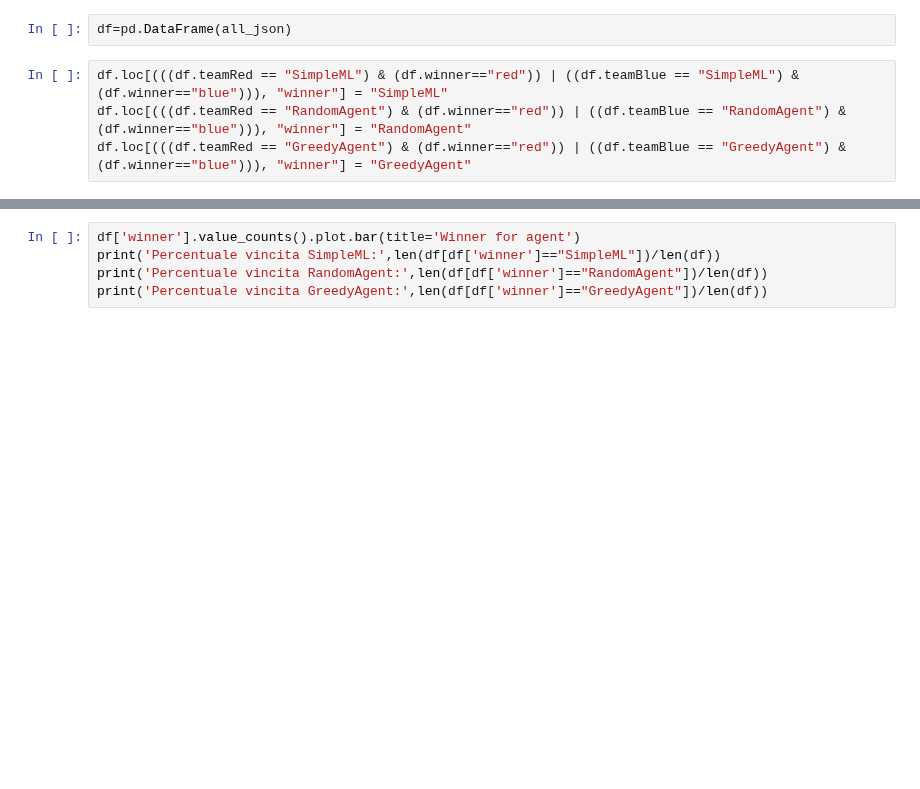
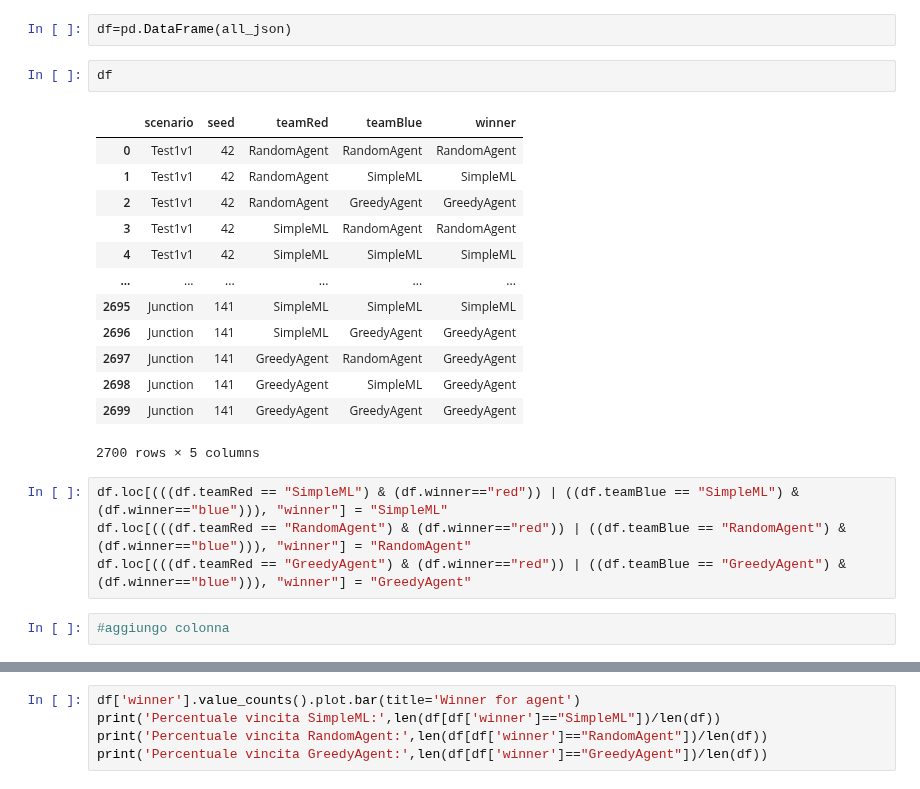
Before and after one commit to IDSIA/NewTechnoWar, a Jupyter notebook: code/Analysis.ipynb, the cells around one changed output, grey strips where cells are left out. Drawn from its saved outputs; the diff is of its cells as text; blank space fills up the shorter version.

```diff
--- a/code/Analysis.ipynb
+++ b/code/Analysis.ipynb
@@ -92,10 +96,28 @@ for i in range(0, 100):
 iniziale=pd.DataFrame(all_json)
 # %%
 df=pd.DataFrame(all_json)
+# %%
+df
+# %% [output]
+|  | scenario | seed | teamRed | teamBlue | winner |
+| 0 | Test1v1 | 42 | RandomAgent | RandomAgent | RandomAgent |
+| 1 | Test1v1 | 42 | RandomAgent | SimpleML | SimpleML |
+| 2 | Test1v1 | 42 | RandomAgent | GreedyAgent | GreedyAgent |
+| 3 | Test1v1 | 42 | SimpleML | RandomAgent | RandomAgent |
+| 4 | Test1v1 | 42 | SimpleML | SimpleML | SimpleML |
+| ... | ... | ... | ... | ... | ... |
+| 2695 | Junction | 141 | SimpleML | SimpleML | SimpleML |
+| 2696 | Junction | 141 | SimpleML | GreedyAgent | GreedyAgent |
+| 2697 | Junction | 141 | GreedyAgent | RandomAgent | GreedyAgent |
+| 2698 | Junction | 141 | GreedyAgent | SimpleML | GreedyAgent |
+| 2699 | Junction | 141 | GreedyAgent | GreedyAgent | GreedyAgent |
+2700 rows × 5 columns
 # %%
 df.loc[(((df.teamRed == "SimpleML") & (df.winner=="red")) | ((df.teamBlue == "SimpleML") & (df.winner=="blue"))), "winner"] = "SimpleML"
 df.loc[(((df.teamRed == "RandomAgent") & (df.winner=="red")) | ((df.teamBlue == "RandomAgent") & (df.winner=="blue"))), "winner"] = "RandomAgent"
 df.loc[(((df.teamRed == "GreedyAgent") & (df.winner=="red")) | ((df.teamBlue == "GreedyAgent") & (df.winner=="blue"))), "winner"] = "GreedyAgent"
+# %%
+#aggiungo colonna
 # %%
 departments=df['scenario'].unique()
 fig, ax = plt.subplots(len(departments), figsize=(8,15))
```
Also changed, not shown: parts of 7 cells of this notebook, 4 other files.
